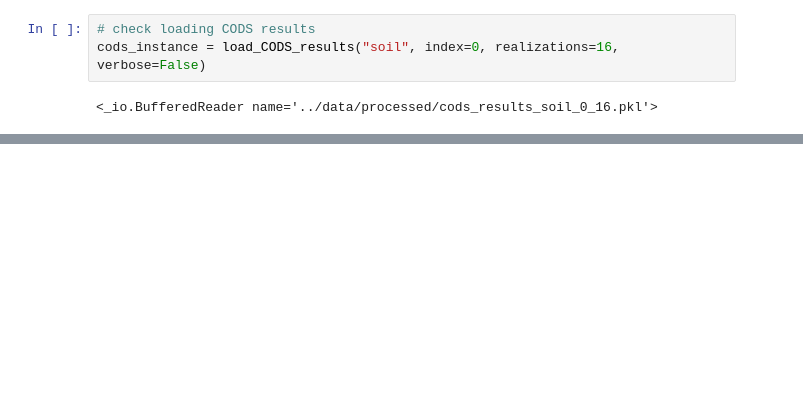
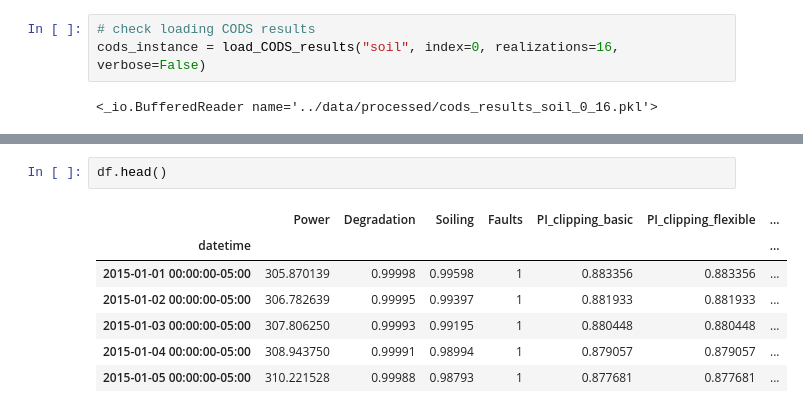
Before and after one commit to Rufski/S2DS-EPRI, a Jupyter notebook: notebooks/1.0-CODS-w-bootstrap.ipynb, the cells around one changed output, grey strips where cells are left out. Cells and saved outputs as stored; diff of their text form; blank space fills up the shorter version.

```diff
--- a/notebooks/1.0-CODS-w-bootstrap.ipynb
+++ b/notebooks/1.0-CODS-w-bootstrap.ipynb
@@ -109,2 +115,12 @@ cods_instance.iterative_signal_decomposition(perfect_cleaning=True, order=['SC',
 # %% [output]
 time for importing dataframe: 0.00 seconds
+# %%
+df.head()
+# %% [output]
+|  | Power | Degradation | Soiling | Faults | PI_clipping_basic | PI_clipping_flexible | ... |
+| datetime |  |  |  |  |  |  | ... |
+| 2015-01-01 00:00:00-05:00 | 305.870139 | 0.99998 | 0.99598 | 1 | 0.883356 | 0.883356 | ... |
+| 2015-01-02 00:00:00-05:00 | 306.782639 | 0.99995 | 0.99397 | 1 | 0.881933 | 0.881933 | ... |
+| 2015-01-03 00:00:00-05:00 | 307.806250 | 0.99993 | 0.99195 | 1 | 0.880448 | 0.880448 | ... |
+| 2015-01-04 00:00:00-05:00 | 308.943750 | 0.99991 | 0.98994 | 1 | 0.879057 | 0.879057 | ... |
+| 2015-01-05 00:00:00-05:00 | 310.221528 | 0.99988 | 0.98793 | 1 | 0.877681 | 0.877681 | ... |
```
Also changed, not shown: parts of 6 cells of this notebook, 2 other files.
